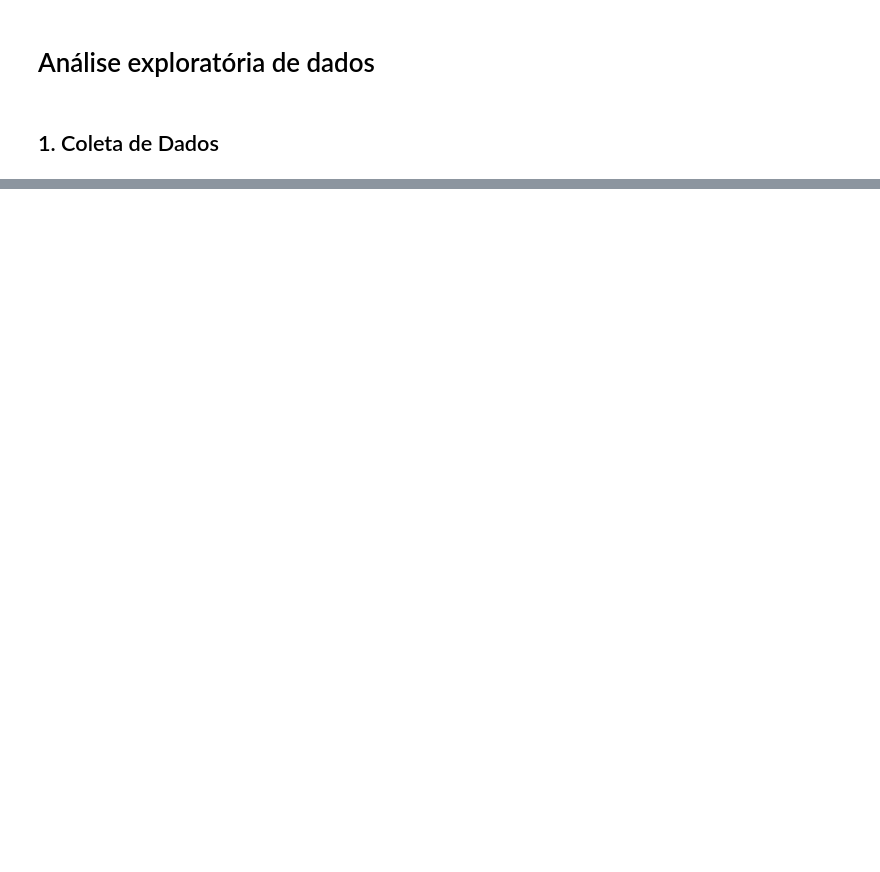
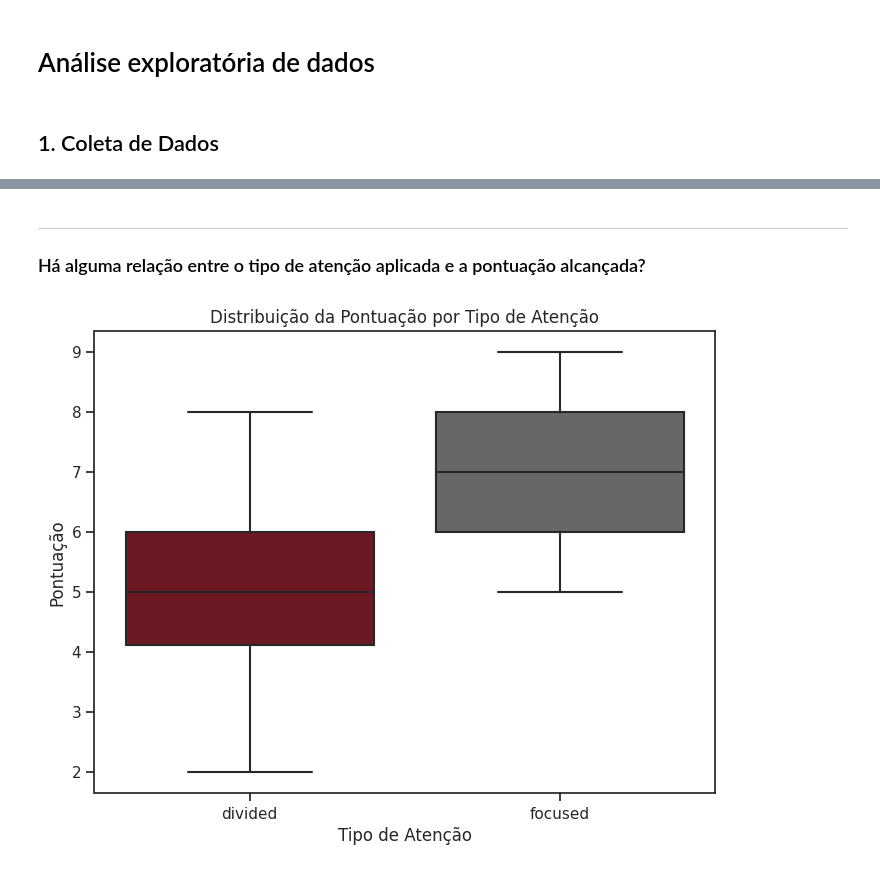
Before and after one commit to felipe-np/avanti-bootcamp-cdd, a Jupyter notebook: notebooks/01-exploratory_data_analysis.ipynb, the cells around one changed output, grey strips where cells are left out. Cells and saved outputs as stored; diff of their text form; code cells hidden in the pictures; blank space fills up the shorter version.

```diff
--- a/notebooks/01-exploratory_data_analysis.ipynb
+++ b/notebooks/01-exploratory_data_analysis.ipynb
@@ -7,3 +3,15 @@ import numpy as np
+# %%
+from IPython.display import display, Markdown
+import numpy as np
+import pandas as pd
+import matplotlib.pyplot as plt
+import numpy as np
+import seaborn as sns
+
+colors = ["#7a0b1a", "#696667", "#66c959"]
+# sns.set_style("whitegrid")
+sns.set_theme(style="ticks")
+sns.set_palette(sns.color_palette(colors))
 # %% [markdown]
 ## 1. Coleta de Dados
 # %%
@@ -46,0 +199,12 @@ dicionario.to_csv('../data/external/dictionary.csv', index=False)
+# %% [markdown]
+---
+### Há alguma relação entre o tipo de atenção aplicada e a pontuação alcançada?
+# %%
+plt.figure(figsize=(8, 6))
+sns.boxplot(data=df, x='attention', y='score')
+plt.title('Distribuição da Pontuação por Tipo de Atenção')
+plt.xlabel('Tipo de Atenção')
+plt.ylabel('Pontuação')
+plt.show()
+# %% [output]
+[figure, added]
```
Also changed, not shown: parts of 34 cells of this notebook.
